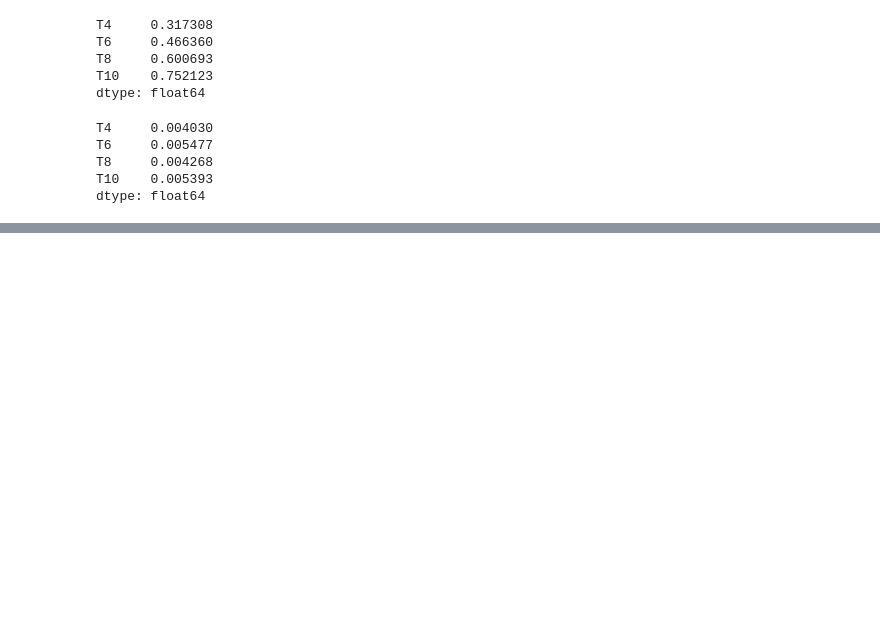
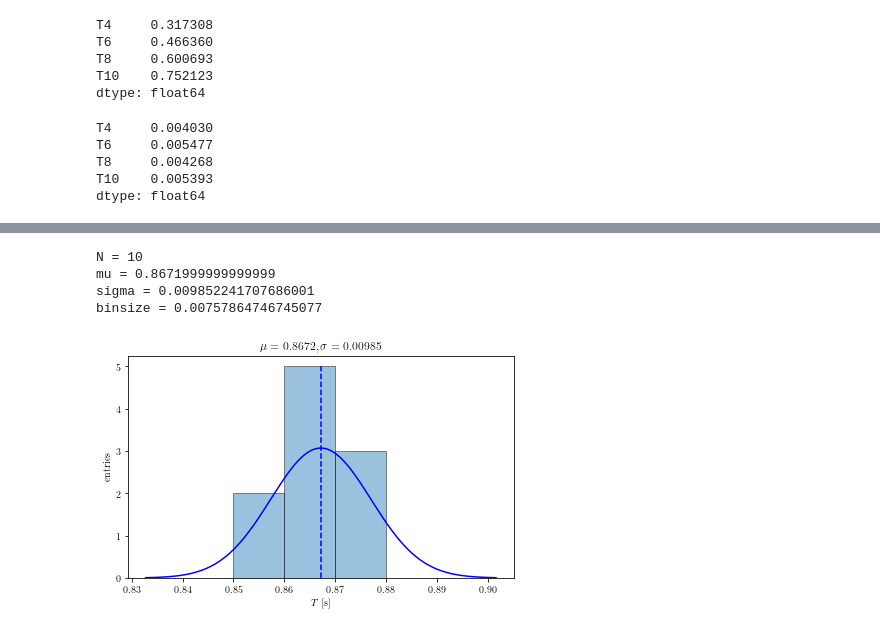
Before and after one commit to giuuliorusso/labcalc, a Jupyter notebook: LabMecc/PPI1-Molla/PPI1-Molla.ipynb, the cells around one changed output, grey strips where cells are left out. Cells and saved outputs as stored; diff of their text form; code cells hidden in the pictures; blank space fills up the shorter version.

```diff
--- a/LabMecc/PPI1-Molla/PPI1-Molla.ipynb
+++ b/LabMecc/PPI1-Molla/PPI1-Molla.ipynb
@@ -167,0 +213,14 @@ dtype: float64
+# %%
+plot_histogram(
+    data=T["T10"],
+    xlabel="$T$ [s]",
+    bindiv=1.3
+)
+
+plt.savefig("Images/Histo_T10.pdf")
+# %% [output]
+N = 10
+mu = 0.8671999999999999
+sigma = 0.009852241707686001
+binsize = 0.00757864746745077
+[figure, added]
```
Also changed, not shown: parts of 5 cells of this notebook, 6 other files.
